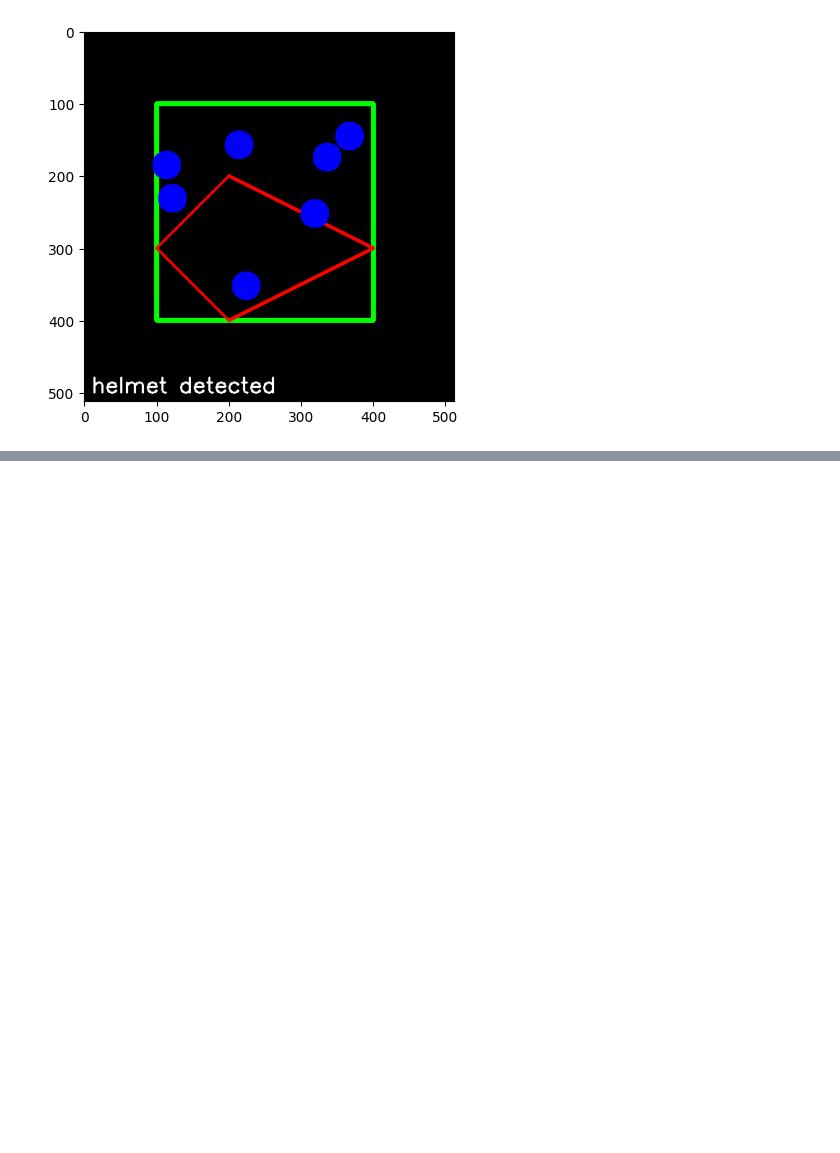
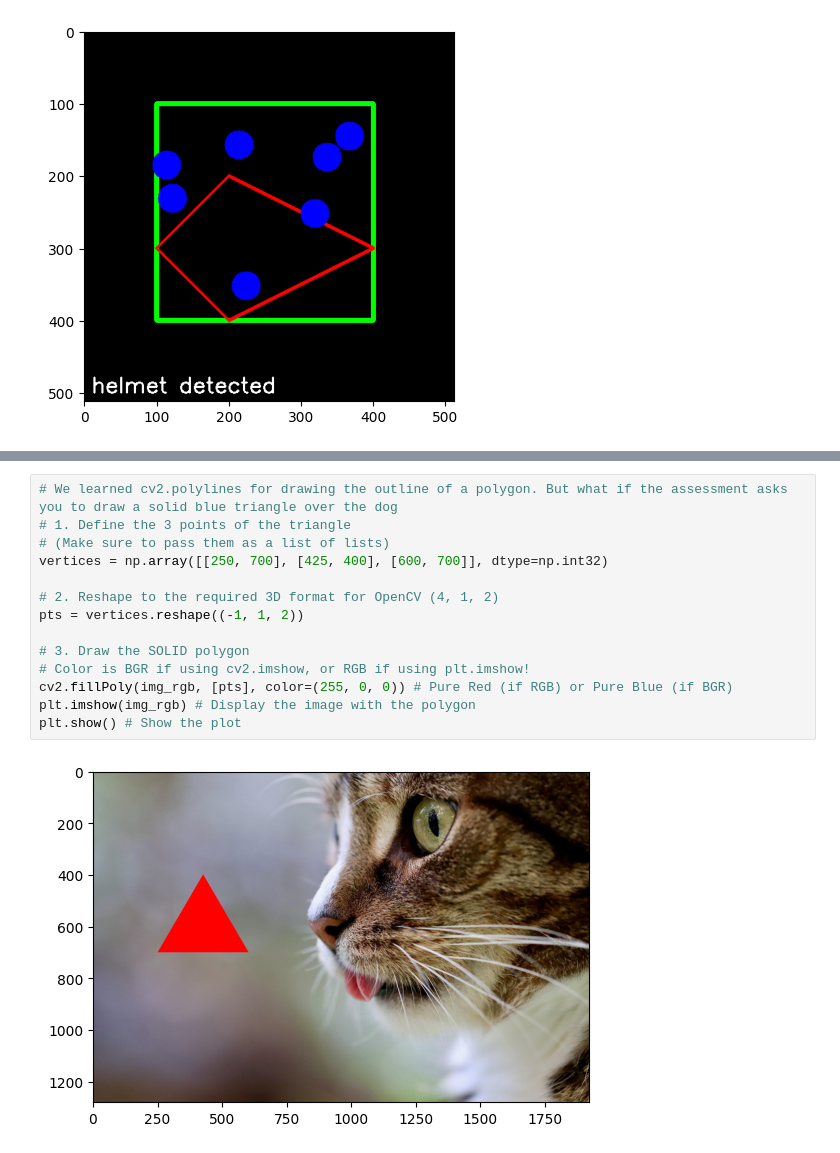
Before and after one commit to sevilkhojasteh/open-cv, a Jupyter notebook: learn.ipynb, the cells around one changed output, grey strips where cells are left out. Saved outputs shown, nothing was run; the diff lists cells and outputs as text; blank space fills up the shorter version.

```diff
--- a/learn.ipynb
+++ b/learn.ipynb
@@ -237,0 +300,16 @@ cv2.destroyAllWindows() # Close the window
+# %%
+# We learned cv2.polylines for drawing the outline of a polygon. But what if the assessment asks you to draw a solid blue triangle over the dog
+# 1. Define the 3 points of the triangle
+# (Make sure to pass them as a list of lists)
+vertices = np.array([[250, 700], [425, 400], [600, 700]], dtype=np.int32)
+
+# 2. Reshape to the required 3D format for OpenCV (4, 1, 2)
+pts = vertices.reshape((-1, 1, 2))
+
+# 3. Draw the SOLID polygon
+# Color is BGR if using cv2.imshow, or RGB if using plt.imshow!
+cv2.fillPoly(img_rgb, [pts], color=(255, 0, 0)) # Pure Red (if RGB) or Pure Blue (if BGR)
+plt.imshow(img_rgb) # Display the image with the polygon
+plt.show() # Show the plot
+# %% [output]
+[figure, added]
```
Also changed, not shown: parts of 3 cells of this notebook, 2 other files.
